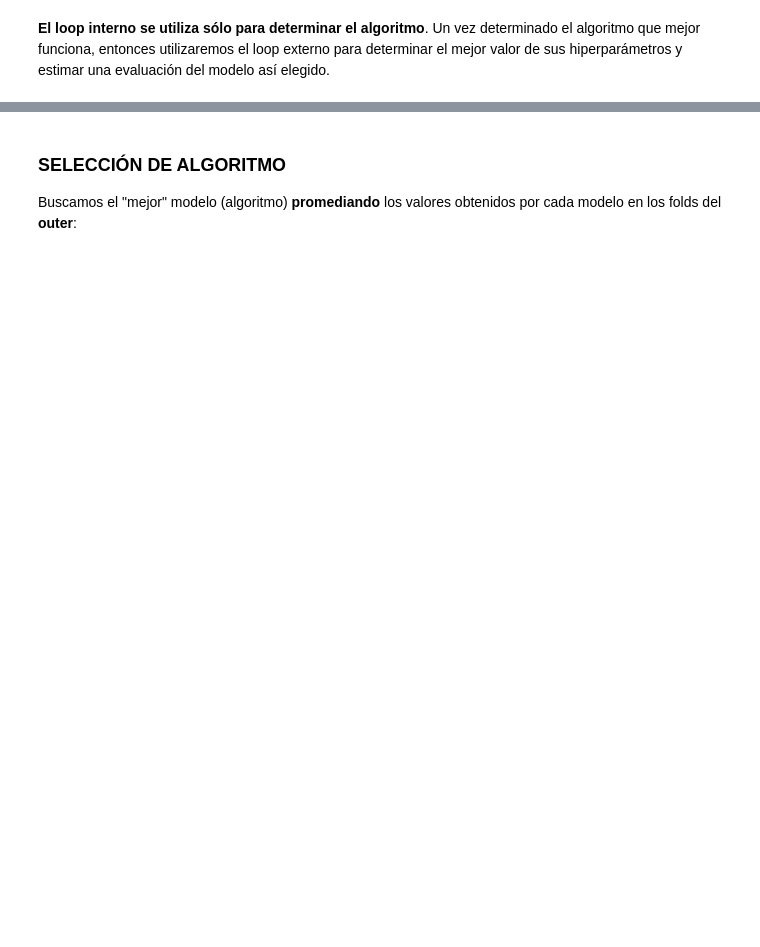
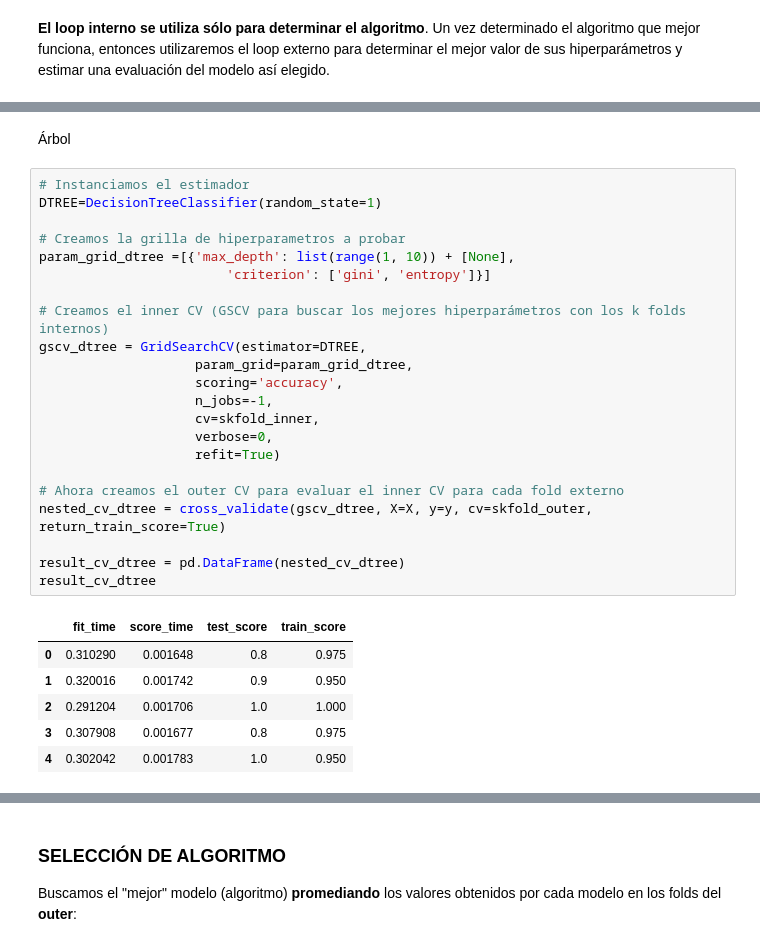
Before and after one commit to Fonteeres/IA_Ciencia_Datos, a Jupyter notebook: Semestre 4/Aprendizaje Automatico 2/Situaciones Profesionales/SP03_CrossValidation/SP03_CrossValidation_04_nested_01.ipynb, the cells around one changed output, grey strips where cells are left out. Drawn from its saved outputs; the diff is of its cells as text; blank space fills up the shorter version.

```diff
--- a/Semestre 4/Aprendizaje Automatico 2/Situaciones Profesionales/SP03_CrossValidation/SP03_CrossValidation_04_nested_01.ipynb
+++ b/Semestre 4/Aprendizaje Automatico 2/Situaciones Profesionales/SP03_CrossValidation/SP03_CrossValidation_04_nested_01.ipynb
@@ -162,0 +83,31 @@ RIDGE | fold:  5  | inner ACC 88.88% | outer ACC 90.38%
+# %% [markdown]
+Árbol
+# %%
+# Instanciamos el estimador
+DTREE=DecisionTreeClassifier(random_state=1)
+
+# Creamos la grilla de hiperparametros a probar
+param_grid_dtree =[{'max_depth': list(range(1, 10)) + [None],
+                        'criterion': ['gini', 'entropy']}]
+
+# Creamos el inner CV (GSCV para buscar los mejores hiperparámetros con los k folds internos)
+gscv_dtree = GridSearchCV(estimator=DTREE,
+                    param_grid=param_grid_dtree,
+                    scoring='accuracy',
+                    n_jobs=-1,
+                    cv=skfold_inner,
+                    verbose=0,
+                    refit=True)
+
+# Ahora creamos el outer CV para evaluar el inner CV para cada fold externo
+nested_cv_dtree = cross_validate(gscv_dtree, X=X, y=y, cv=skfold_outer, return_train_score=True)
+
+result_cv_dtree = pd.DataFrame(nested_cv_dtree)
+result_cv_dtree
+# %% [output]
+|  | fit_time | score_time | test_score | train_score |
+| 0 | 0.310290 | 0.001648 | 0.8 | 0.975 |
+| 1 | 0.320016 | 0.001742 | 0.9 | 0.950 |
+| 2 | 0.291204 | 0.001706 | 1.0 | 1.000 |
+| 3 | 0.307908 | 0.001677 | 0.8 | 0.975 |
+| 4 | 0.302042 | 0.001783 | 1.0 | 0.950 |
```
Also changed, not shown: parts of 32 cells of this notebook, 3 other files.
